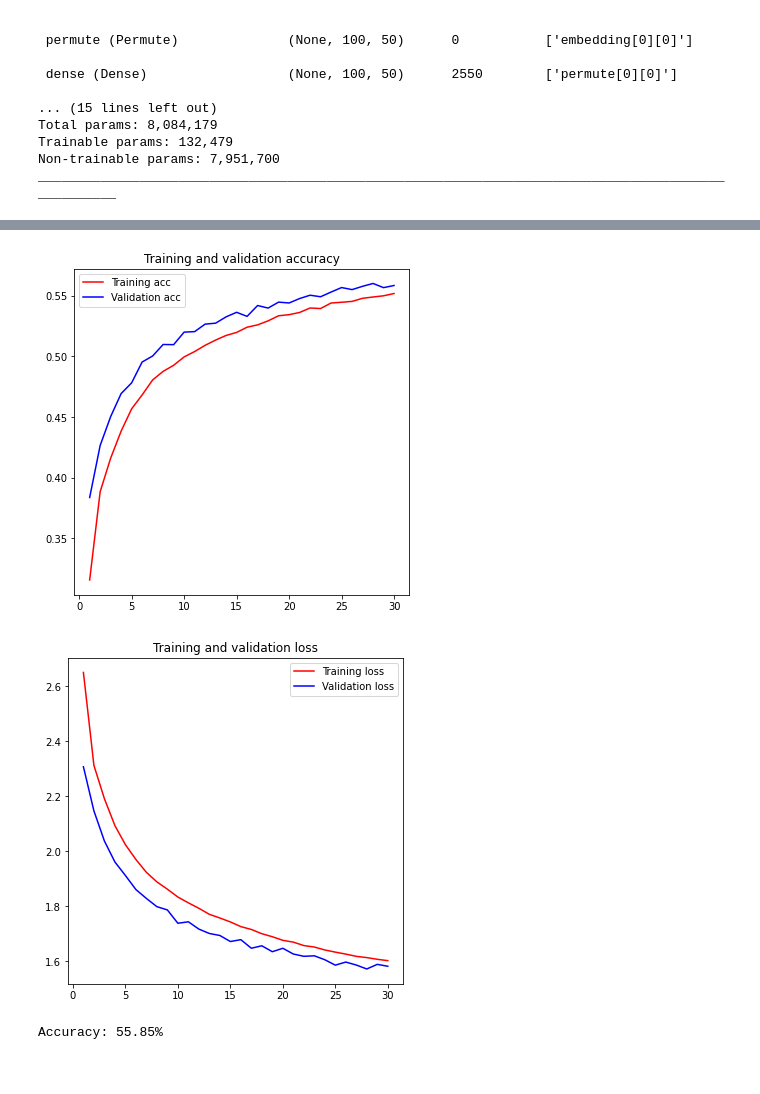
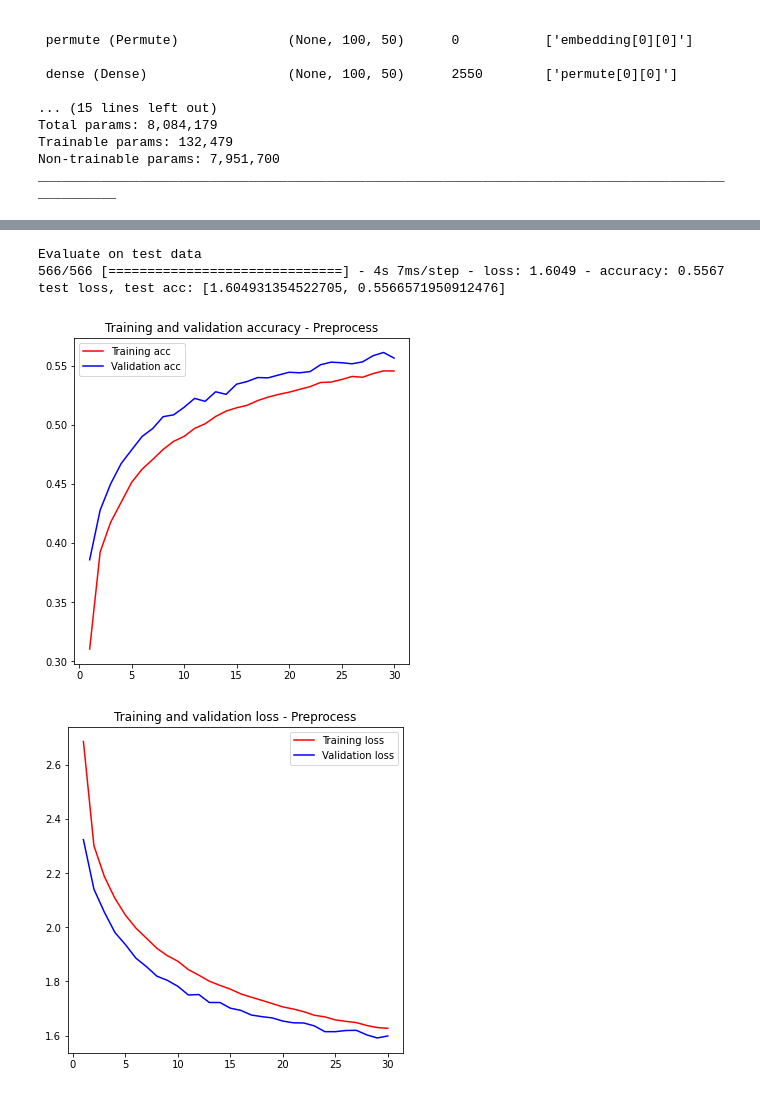
Before and after one commit to Jaggia/DL_Fall21, a Jupyter notebook: al/new-baseline/BaselineV2 + Preprocessing.ipynb, the cells around one changed output, grey strips where cells are left out. Saved outputs shown, nothing was run; the diff lists cells and outputs as text; code cells hidden in the pictures.

```diff
--- a/al/new-baseline/BaselineV2 + Preprocessing.ipynb
+++ b/al/new-baseline/BaselineV2 + Preprocessing.ipynb
@@ -153,9 +154,12 @@ embedding_layer = layers.Embedding(len(word_index)+1,
 X = np.array(X)
 Y = np_utils.to_categorical(list(df.c2id))
 
-# split to training set and validation set
+# split to training set, validation set, test
+#https://datascience.stackexchange.com/questions/15135/train-test-validation-set-splitting-in-sklearn
 seed = 1234
-x_train, x_val, y_train, y_val = train_test_split(X, Y, test_size=0.3, random_state=seed)
+X_train, X_test, y_train, y_test = train_test_split(X, Y, test_size=0.2, random_state=seed)
+
+X_train, X_val, y_train, y_val = train_test_split(X_train, y_train, test_size=0.25, random_state=seed) # 0.25 x 0.8 = 0.2
 # %%
 from keras.models import Sequential, Model
 from keras.backend import clear_session
@@ -213,6 +217,6 @@ Trainable params: 132,479
 Non-trainable params: 7,951,700
 __________________________________________________________________________________________________
 # %%
-history = model.fit(x_train, y_train, epochs=30, batch_size=64, validation_data=(x_val, y_val))
+history = model.fit(X_train, y_train, epochs=30, batch_size=64, validation_data=(X_val, y_val))
 # %% [output]
 Epoch 1/30
@@ -235,30 +239,33 @@ Epoch 30/30
+# %%
+#https://www.tensorflow.org/guide/keras/train_and_evaluate
+print("Evaluate on test data")
+results = model.evaluate(X_test, y_test, batch_size=64)
+print("test loss, test acc:", results)
+# %% [output]
+Evaluate on test data
+566/566 [==============================] - 4s 7ms/step - loss: 1.6049 - accuracy: 0.5567
+test loss, test acc: [1.604931354522705, 0.5566571950912476]
 # %%
 import matplotlib.pyplot as plt
 plt.rcParams['figure.figsize'] = (6,6)
 acc = history.history['accuracy']
 val_acc = history.history['val_accuracy']
 loss = history.history['loss']
 val_loss = history.history['val_loss']
 epochs = range(1, len(acc) + 1)
 
-plt.title('Training and validation accuracy')
+plt.title('Training and validation accuracy - Preprocess')
 plt.plot(epochs, acc, 'red', label='Training acc')
 plt.plot(epochs, val_acc, 'blue', label='Validation acc')
 plt.legend()
-
+plt.savefig("train_val_preprocess_acc.png")
 plt.figure()
-plt.title('Training and validation loss')
+plt.title('Training and validation loss - Preprocess')
 plt.plot(epochs, loss, 'red', label='Training loss')
 plt.plot(epochs, val_loss, 'blue', label='Validation loss')
 plt.legend()
-
+plt.savefig("train_val_preprocess_loss.png")
 plt.show()
 # %% [output]
-[figure, old version]
+[figure, new version]
-[figure, old version]
+[figure, new version]
-# %%
-# Final evaluation of the model
-scores = model.evaluate(x_val, y_val, verbose=0)
-print("Accuracy: %.2f%%" % (scores[1]*100))
-# %% [output]
-Accuracy: 55.85%
```
Also changed, not shown: parts of 3 cells of this notebook, 4 other files.
